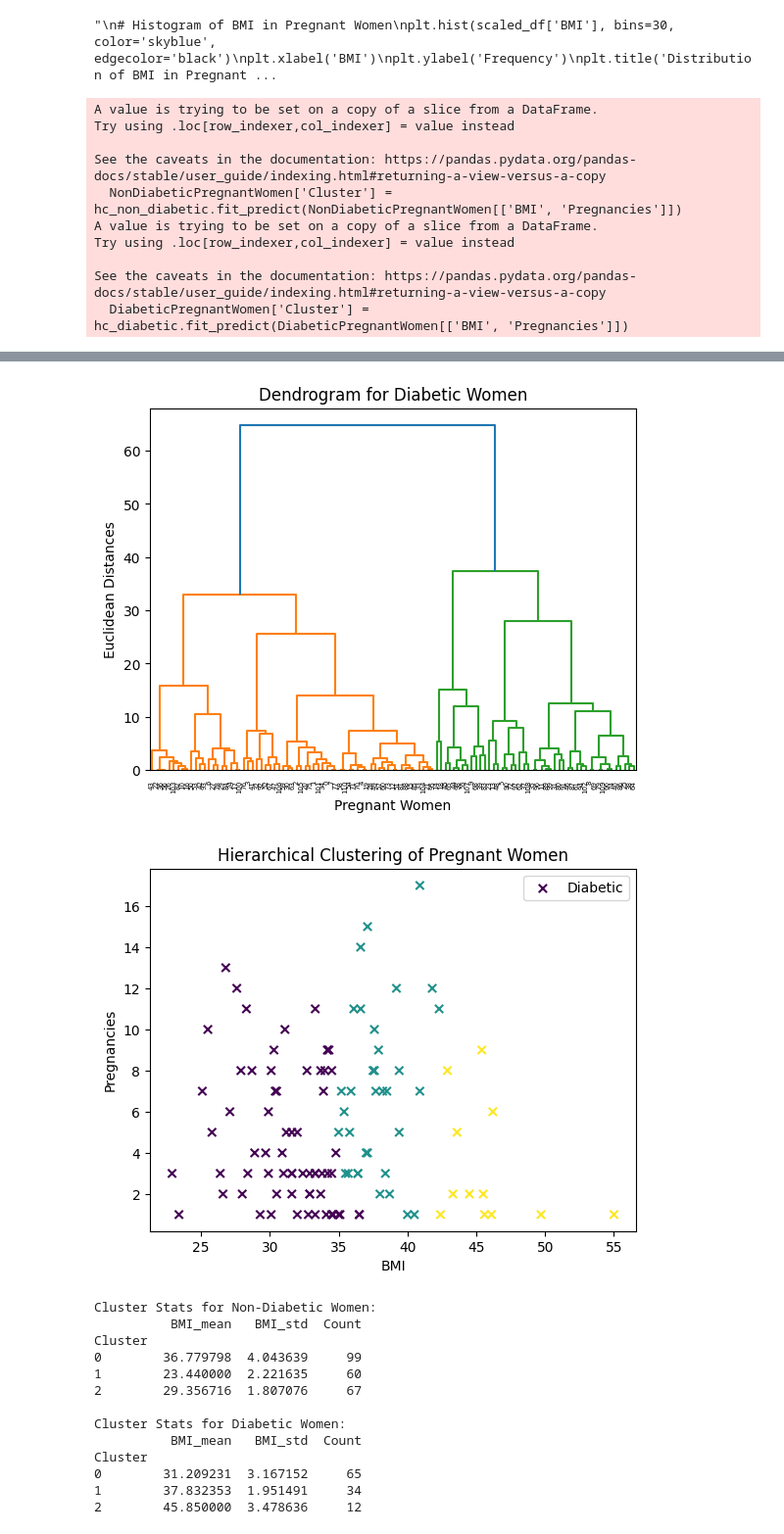
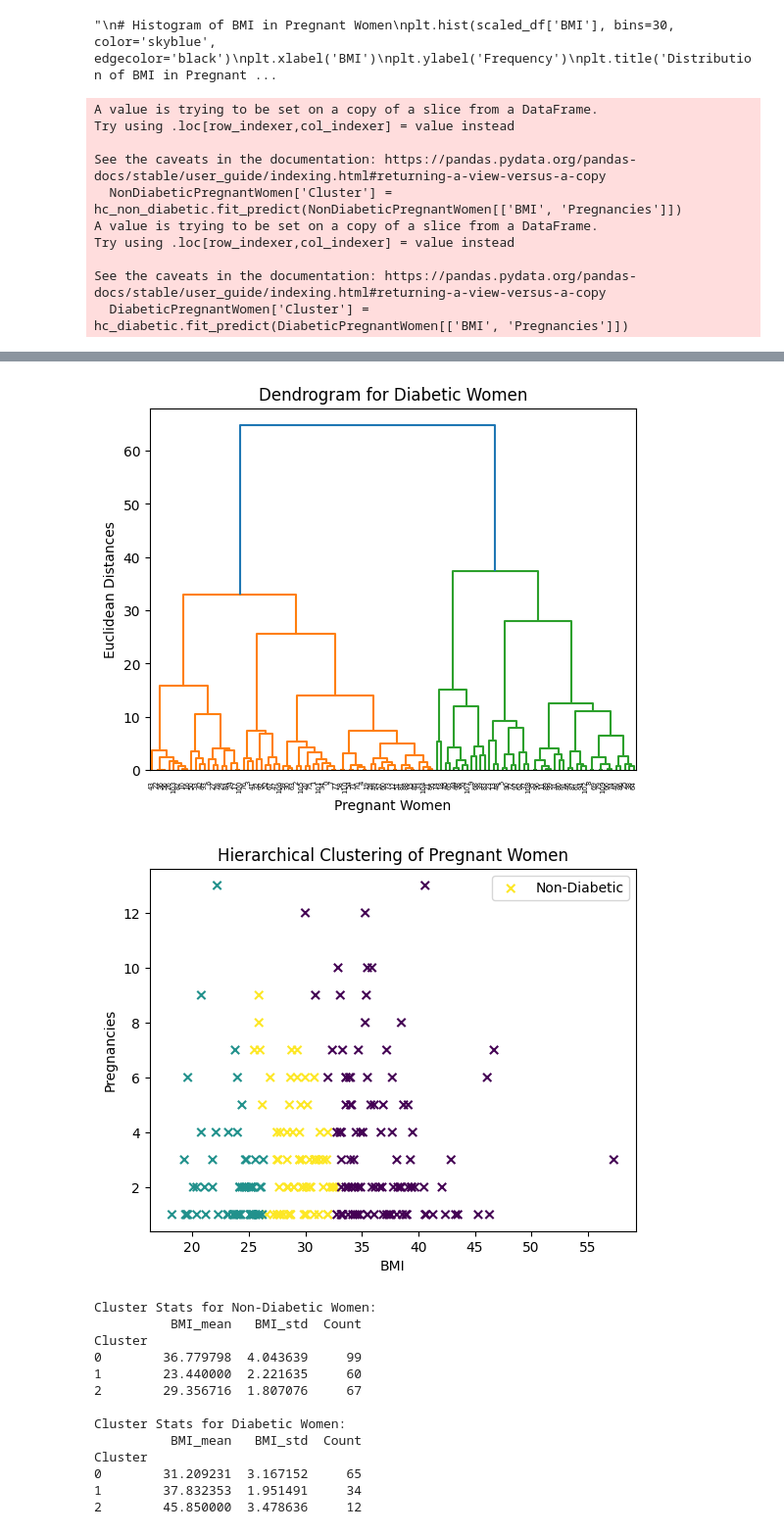
Before and after one commit to houin679/CSMODELPROJECT, a Jupyter notebook: MCO1_CSMODEL_clustering.ipynb, the cells around one changed output, grey strips where cells are left out. Shown at 98% size. Cells and saved outputs as stored; diff of their text form; code cells hidden in the pictures.

```diff
--- a/MCO1_CSMODEL_clustering.ipynb
+++ b/MCO1_CSMODEL_clustering.ipynb
@@ -1065,36 +1064,36 @@ plt.title('Dendrogram for Non-Diabetic Women')
 plt.xlabel('Pregnant Women')
 plt.ylabel('Euclidean Distances')
 plt.show()
 
 # Visualize the clusters using a dendrogram for diabetic women
 dendrogram_diabetic = sch.dendrogram(sch.linkage(DiabeticPregnantWomen[['BMI', 'Pregnancies']], method='ward'))
 plt.title('Dendrogram for Diabetic Women')
 plt.xlabel('Pregnant Women')
 plt.ylabel('Euclidean Distances')
 plt.show()
 
 # Visualize the clusters
-#plt.scatter(NonDiabeticPregnantWomen['BMI'], NonDiabeticPregnantWomen['Pregnancies'], c=NonDiabeticPregnantWomen['Cluster'], cmap='viridis', marker='x', label='Non-Diabetic')
-plt.scatter(DiabeticPregnantWomen['BMI'], DiabeticPregnantWomen['Pregnancies'], c=DiabeticPregnantWomen['Cluster'], cmap='viridis', marker='x', label='Diabetic')
+plt.scatter(NonDiabeticPregnantWomen['BMI'], NonDiabeticPregnantWomen['Pregnancies'], c=NonDiabeticPregnantWomen['Cluster'], cmap='viridis', marker='x', label='Non-Diabetic')
+#plt.scatter(DiabeticPregnantWomen['BMI'], DiabeticPregnantWomen['Pregnancies'], c=DiabeticPregnantWomen['Cluster'], cmap='viridis', marker='x', label='Diabetic')
 plt.xlabel('BMI')
 plt.ylabel('Pregnancies')
 plt.title('Hierarchical Clustering of Pregnant Women')
 plt.legend()
 plt.show()
 # %% [output]
 A value is trying to be set on a copy of a slice from a DataFrame.
 Try using .loc[row_indexer,col_indexer] = value instead
 
 See the caveats in the documentation: https://pandas.pydata.org/pandas-docs/stable/user_guide/indexing.html#returning-a-view-versus-a-copy
   NonDiabeticPregnantWomen['Cluster'] = hc_non_diabetic.fit_predict(NonDiabeticPregnantWomen[['BMI', 'Pregnancies']])
 A value is trying to be set on a copy of a slice from a DataFrame.
 Try using .loc[row_indexer,col_indexer] = value instead
 
 See the caveats in the documentation: https://pandas.pydata.org/pandas-docs/stable/user_guide/indexing.html#returning-a-view-versus-a-copy
   DiabeticPregnantWomen['Cluster'] = hc_diabetic.fit_predict(DiabeticPregnantWomen[['BMI', 'Pregnancies']])
 [figure]
 [figure]
-[figure, old version]
+[figure, new version]
 # %%
 # Function to get numerical information about clusters
 def get_cluster_stats(data, cluster_column):
```
Also changed, not shown: parts of 3 cells of this notebook.
